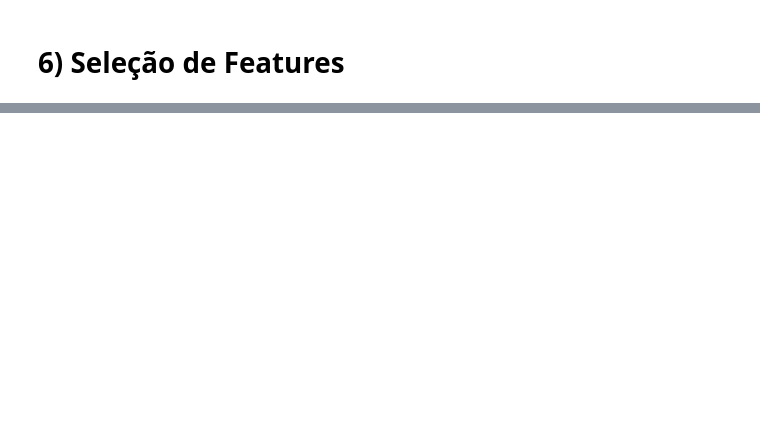
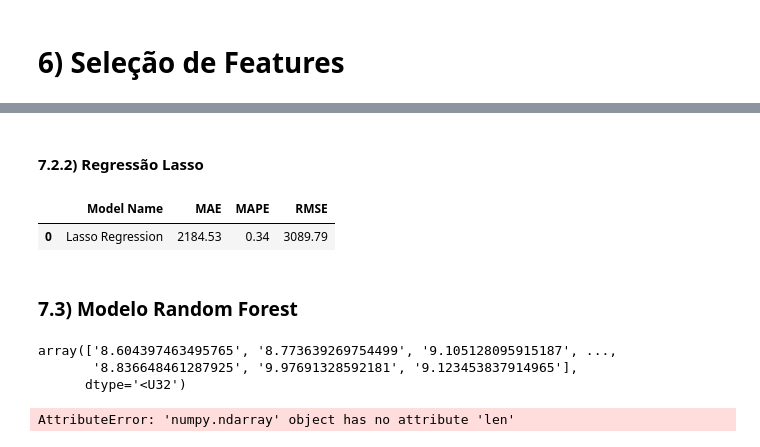
Before and after one commit to GustavoBarros11/rossmann_sales_forecast, a Jupyter notebook: ciclo1_notebook.ipynb, the cells around one changed output, grey strips where cells are left out. Cells and saved outputs as stored; diff of their text form; code cells hidden in the pictures; blank space fills up the shorter version.

```diff
--- a/ciclo1_notebook.ipynb
+++ b/ciclo1_notebook.ipynb
@@ -725,0 +854,16 @@ df6 = df5.copy()
+# %% [markdown]
+#### 7.2.2) Regressão Lasso
+# %%
+lss = Lasso(alpha=10).fit(x_train, y_train)
+
+# prediction
+yhat_lss = lss.predict(x_test)
+
+# results
+lss_results = ml_error('Lasso Regression', np.expm1(y_test), np.expm1(yhat_lss))
+lss_results
+# %% [output]
+|  | Model Name | MAE | MAPE | RMSE |
+| 0 | Lasso Regression | 2184.53 | 0.34 | 3089.79 |
+# %% [markdown]
+### 7.3) Modelo Random Forest
@@ -725,0 +879,13 @@ df6 = df5.copy()
+# %%
+yhat_rf.astype(str)
+# %% [output]
+array(['8.604397463495765', '8.773639269754499', '9.105128095915187', ...,
+       '8.836648461287925', '9.97691328592181', '9.123453837914965'],
+      dtype='<U32')
+# %%
+ystr = yhat_rf.astype(str)
+lengths = ystr.len()
+argmax = np.where(lengths == lengths.max())[0]
+yhat_rf.iloc[argmax]
+# %% [output]
+AttributeError: 'numpy.ndarray' object has no attribute 'len'
```
Also changed, not shown: parts of 22 cells of this notebook.
